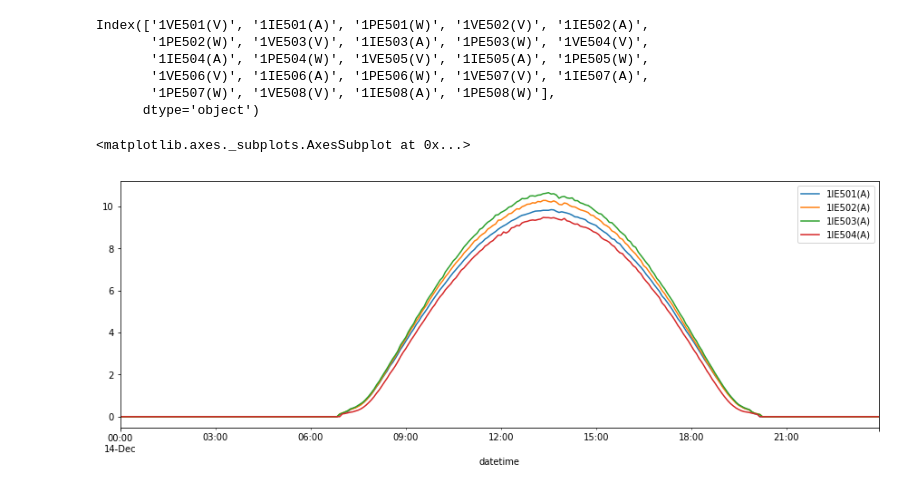
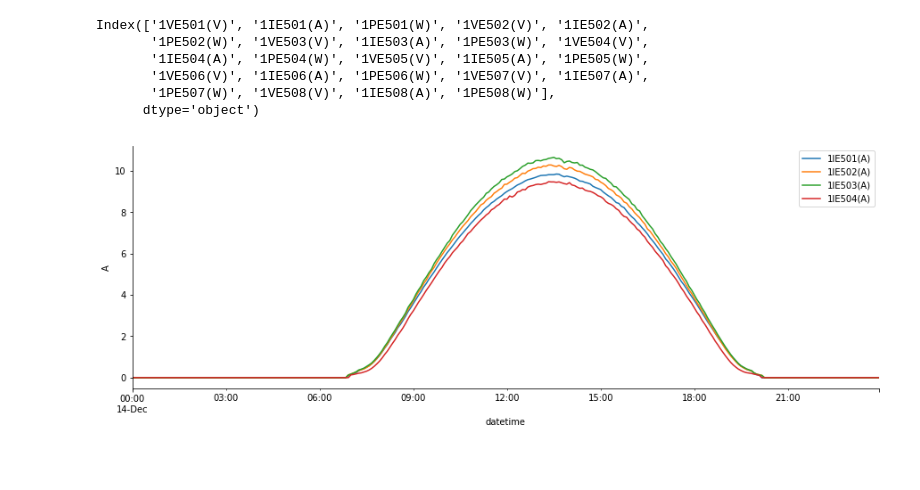
Before and after one commit to MTriGonz/psda_data_explore, a Jupyter notebook: 01_datos_psda_2019.ipynb, the cells around one changed output. Saved outputs shown, nothing was run; the diff lists cells and outputs as text; code cells hidden in the pictures; blank space fills up the shorter version.

```diff
--- a/01_datos_psda_2019.ipynb
+++ b/01_datos_psda_2019.ipynb
@@ -366,11 +378,3 @@ south_current = {n:f'1IE50{n}(A)' for n in range(1,9)}
 # %%
 fixed_current = {n:f'1IE50{n}(A)' for n in range(1,5)}
 tracker_current = {n:f'1IE50{n}(A)' for n in range(5,9)}
-# %%
-(df_power.resample('5T')
-         .median()
-         .loc['14 Dec 2019', fixed_current.values()]
-         .plot(figsize=(15,5)))
-# %% [output]
-<matplotlib.axes._subplots.AxesSubplot at 0x...>
-[figure, removed]
@@ -377 +391,5 @@ tracker_current = {n:f'1IE50{n}(A)' for n in range(5,9)}
+# %%
+plot_5T();
+# %% [output]
+[figure, added]
 # %%
```
Also changed, not shown: parts of 32 cells of this notebook.
